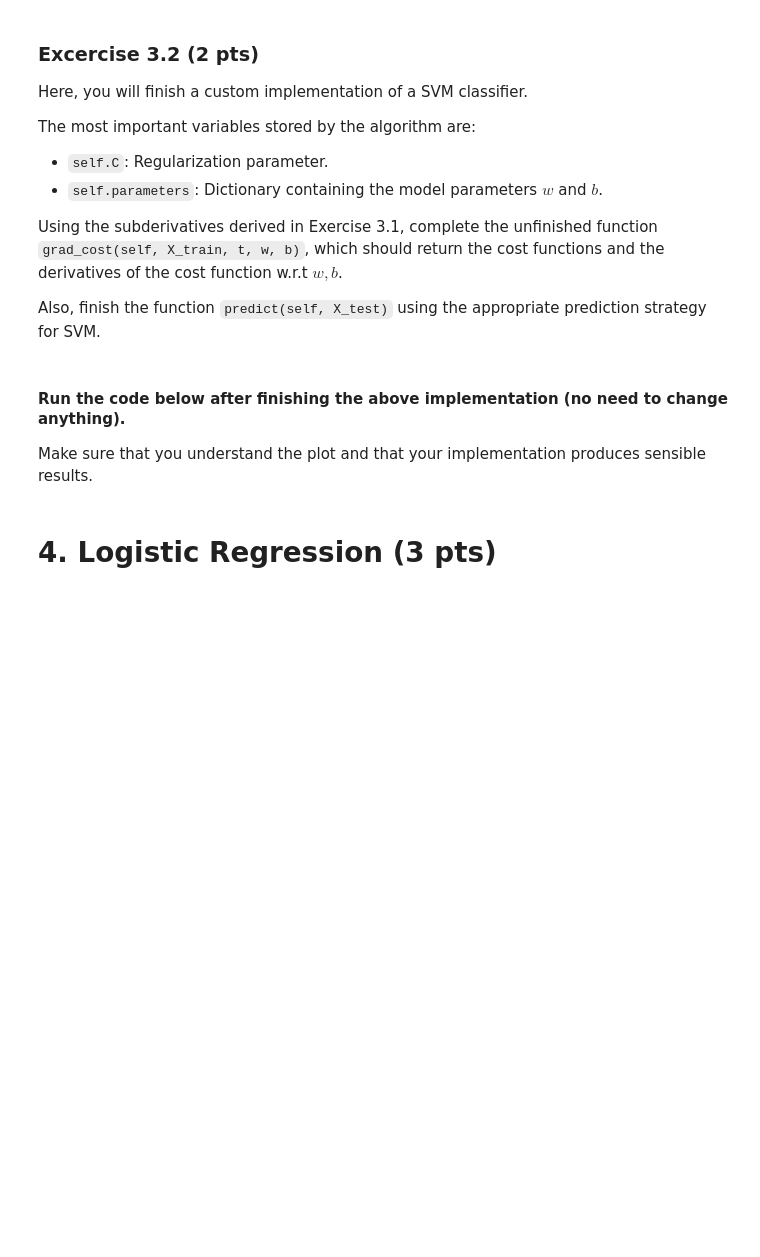
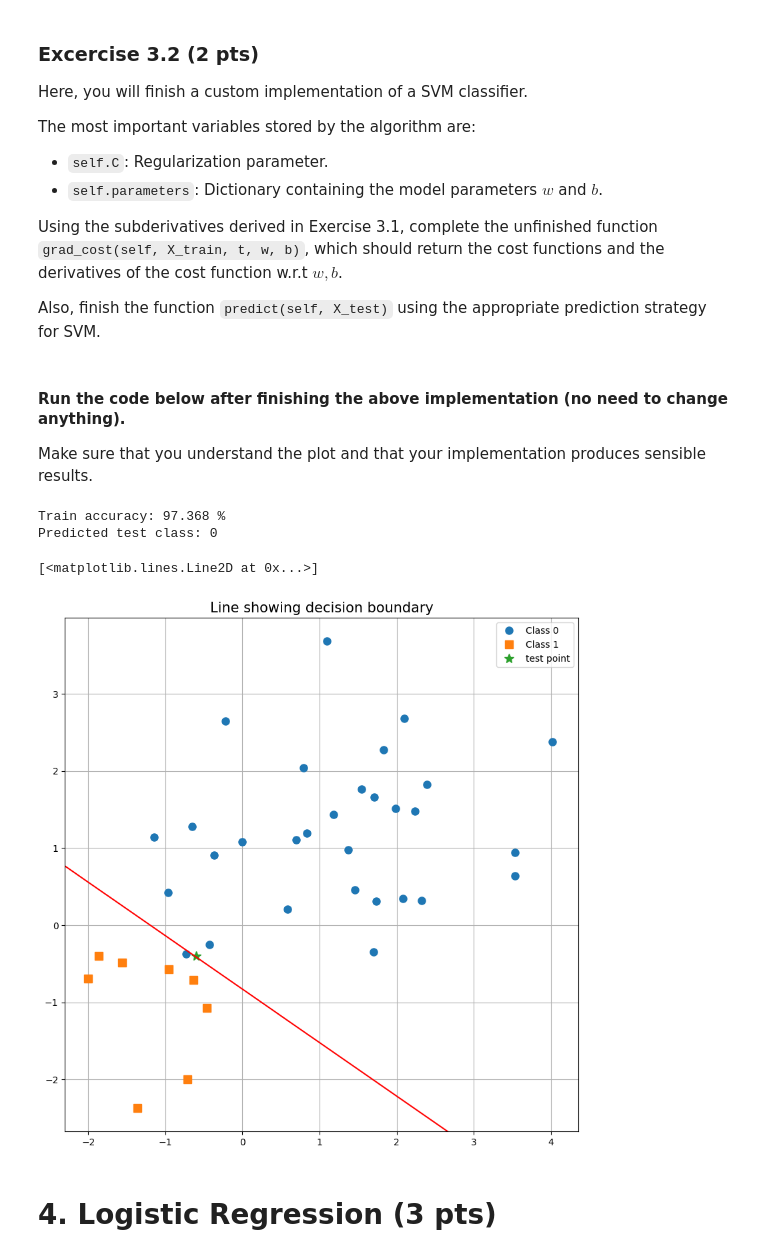
Before and after one commit to AliMousa27/AI-algorithms, a Jupyter notebook: HW2_2026.ipynb, the cells around one changed output. Drawn from its saved outputs; the diff is of its cells as text; code cells hidden in the pictures; blank space fills up the shorter version.

```diff
--- a/HW2_2026.ipynb
+++ b/HW2_2026.ipynb
@@ -177,7 +177,7 @@ class K_Nearest_Neighbors():
             cnt = Counter(classes)
             maximums = [x for x in cnt if cnt[x] == cnt.most_common(1)[0][1]]
             maximums=[(label,1/len(maximums)) for label in maximums]
-            y_pred_prob[i,:] = [0] * len((self.X_train[-1]))
+            y_pred_prob[i,:] = [0] * unique_classes
 
             for (label, prob) in maximums:
               y_pred_prob[i,label]=prob
@@ -681,7 +701,7 @@ class SVM():
         Parameter(s):
             learning_rate - Learning rate
             n_iterations  - Number of iterations
-            C             - Regularization parameter
+            C             - Regularization parameterz
         """
         self.learning_rate = learning_rate
         self.n_iterations = n_iterations
@@ -722,13 +742,12 @@ class SVM():
             cost  - hinge loss
             grads - Gradients of loss function w.r.t model parameters (dw,db).
         """
-        n_samples = X_train.shape[0]
-
+        N = X_train.shape[0]
+        n_features = X_train.shape[1]
         ### TODO - Change this part
-        # Dummy variables currently
-        cost = 0
-        dw = 0
-        db = 0
+        cost = 0.5 * w.T @ w + self.C/N * sum([max(0,1-t[n]*(w.T @ X_train[n] + b)) for n in range(N)])
+        dw = w - self.C/N * sum( (t[n] * X_train[n].reshape(-1,1)) if 1 - t[n] * (w.T @ X_train[n] + b) > 0 else 0 for n in range(N))
+        db = - self.C/N * sum(t[n] if 1 - t[n] * (w.T @ X_train[n] + b) > 0 else 0 for n in range(N))
         ###
 
         grads = {"dw": dw,
@@ -761,12 +780,11 @@ class SVM():
             cost, grads = self.grad_cost(X_train, t, w, b)
             dw = grads["dw"]
             db = grads["db"]
-
             w -= self.learning_rate * dw
             b -= self.learning_rate * db
 
             if self.print_cost and i % 100 == 0:
-                print("Cost after iteration %i: %f" %(i, cost))
+                print(f"Cost after iteration {i}: {cost}")
 
         self.parameters = {"w": w,
                            "b": b}
@@ -792,7 +810,8 @@ class SVM():
 
         ### TODO - Change this part
         for i in range(n_samples):
-            y_pred[i] = -1 # Always predicts class 0 currently
+            tnew = 1 if w.T @ X_test[i] + b > 0 else -1
+            y_pred[i] = tnew
         ###
 
         # Converts the binary targets from (-1,1) to (0,1)
@@ -805,26 +824,31 @@ Make sure that you understand the plot and that your implementation produces sen
 # %%
 # Parameters (feel free to change)
 learning_rate = 0.01
 n_iterations = 1000
-C = 1
-print_cost = True
+C = 3
+print_cost = False
 
 # Define and train the model
 model = SVM(learning_rate, n_iterations, C, print_cost)
 model.fit(X_train, y_train)
 
 # Predictions
 y_pred_train = model.predict(X_train)
 print("Train accuracy: %.3f %%" %(np.mean(y_pred_train == y_train)*100))
 y_pred_test = model.predict(X_test)
 print("Predicted test class: %d" %(y_pred_test))
 
 # Plot decision-boundaries
 fig, ax = plot_data(X_train, y_train, X_test, title = 'Line showing decision boundary')
 w = model.parameters['w']
 b = model.parameters['b']
 x = np.linspace(-3,3)
 ax.plot(x, (-b-w[0]*x)/w[1], '-r')
+# %% [output]
+Train accuracy: 97.368 %
+Predicted test class: 0
+[<matplotlib.lines.Line2D at 0x...>]
+[figure, added]
 # %% [markdown]
 # 4. Logistic Regression (3 pts)
 # %% [markdown]
```
Also changed, not shown: parts of 6 cells of this notebook.
